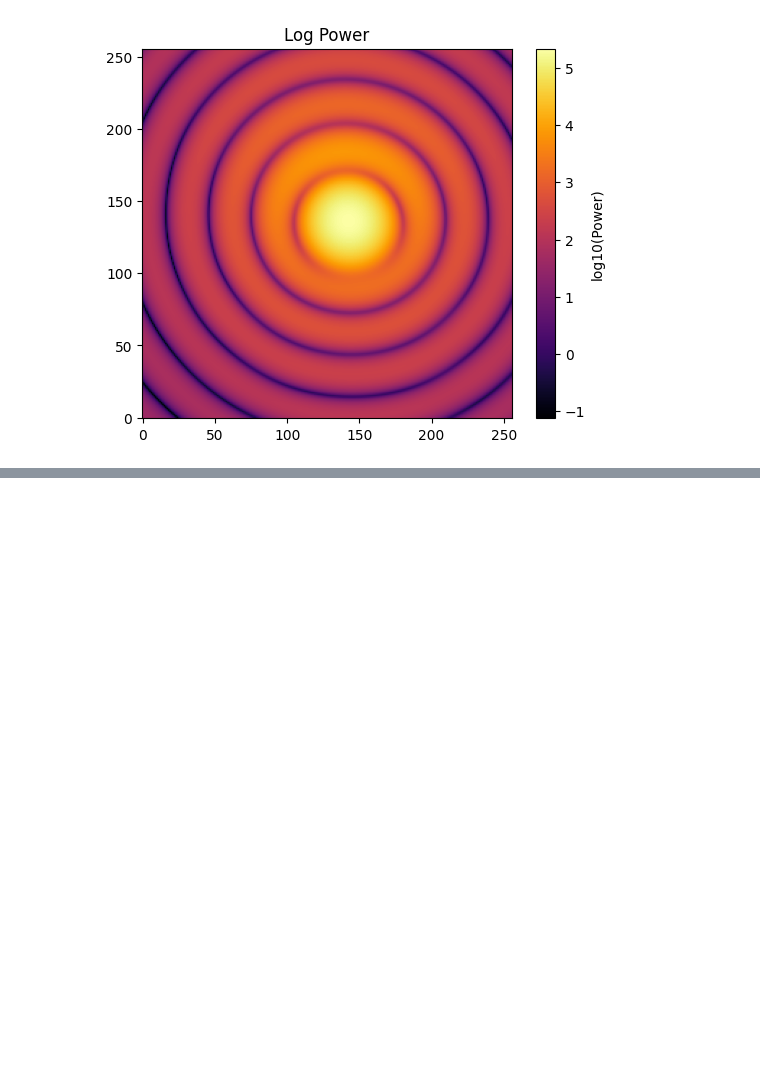
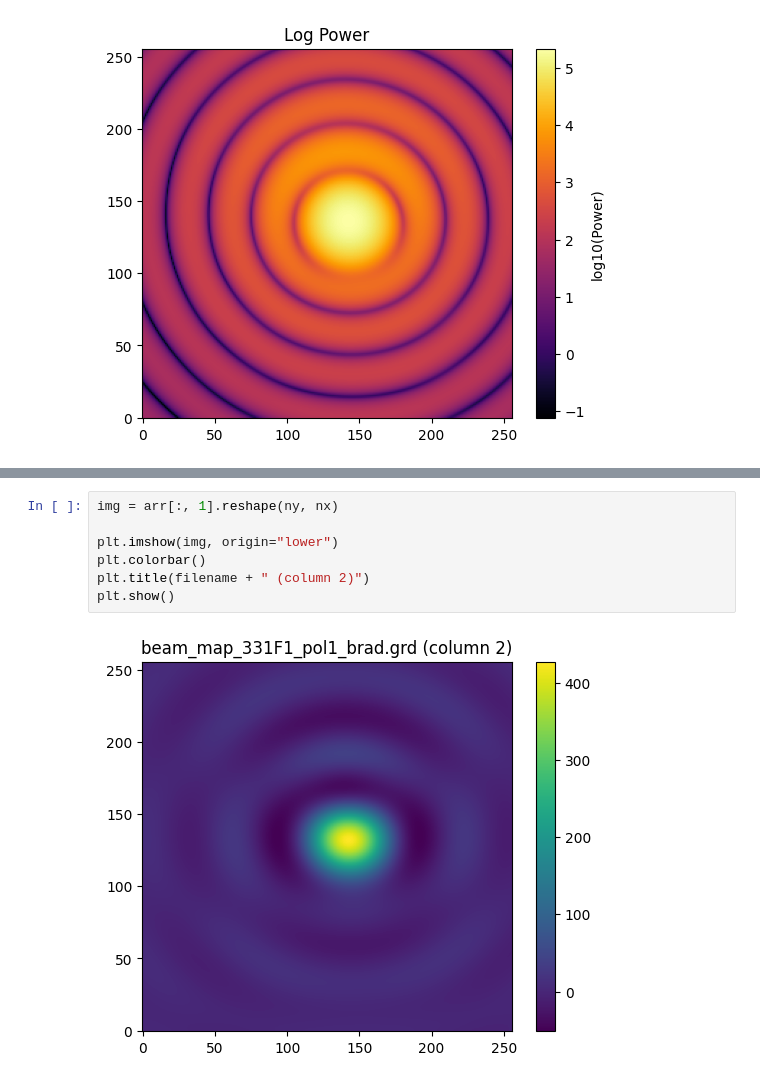
Before and after one commit to dlllonb/wiregrid, a Jupyter notebook: analysis/notebooks/beammap1.ipynb, the cells around one changed output, grey strips where cells are left out. Cells and saved outputs as stored; diff of their text form; blank space fills up the shorter version.

```diff
--- a/analysis/notebooks/beammap1.ipynb
+++ b/analysis/notebooks/beammap1.ipynb
@@ -106,0 +153,9 @@ plt.show()
+# %%
+img = arr[:, 1].reshape(ny, nx)
+
+plt.imshow(img, origin="lower")
+plt.colorbar()
+plt.title(filename + " (column 2)")
+plt.show()
+# %% [output]
+[figure, added]
```
Also changed, not shown: parts of 7 cells of this notebook, 1 other file.
